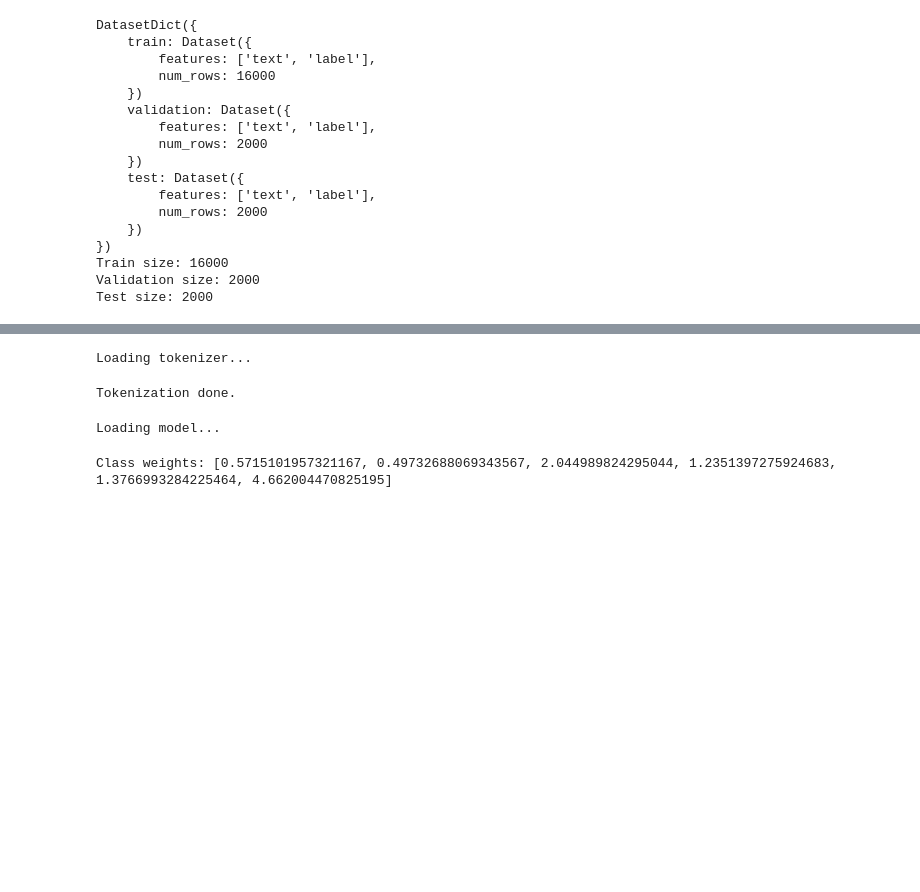
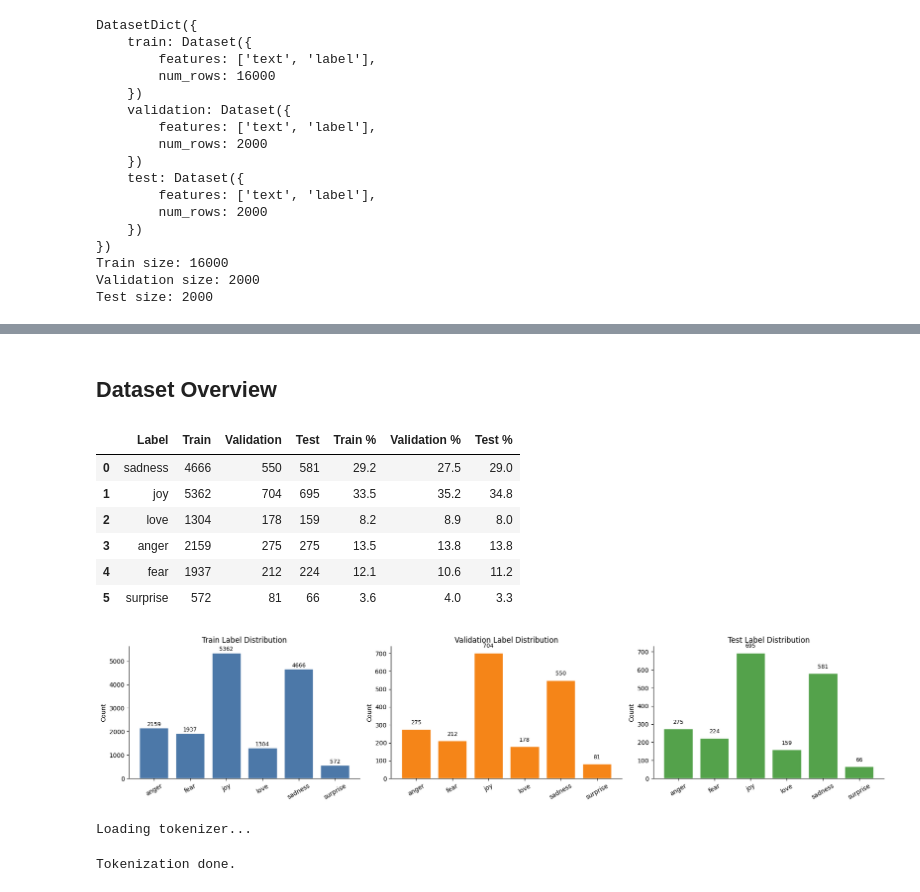
Before and after one commit to vdthcmus123/Emotions-Classification, a Jupyter notebook: notebook/notebook.ipynb, the cells around one changed output, grey strips where cells are left out. Drawn from its saved outputs; the diff is of its cells as text; code cells hidden in the pictures; blank space fills up the shorter version.

```diff
--- a/notebook/notebook.ipynb
+++ b/notebook/notebook.ipynb
@@ -100,3 +76,55 @@ plt.show()
+# %% [markdown]
+## Dataset Overview
+# %%
+label_map = {i: name for i, name in enumerate(LABEL_NAMES)}
+
+train_counts = pd.Series(ds["train"]["label"]).map(label_map).value_counts().sort_index()
+val_counts   = pd.Series(ds["validation"]["label"]).map(label_map).value_counts().sort_index()
+test_counts  = pd.Series(ds["test"]["label"]).map(label_map).value_counts().sort_index()
+
+# Bảng thống kê
+stats_df = pd.DataFrame({
+    "Label":      LABEL_NAMES,
+    "Train":      [train_counts.get(n, 0) for n in LABEL_NAMES],
+    "Validation": [val_counts.get(n, 0)   for n in LABEL_NAMES],
+    "Test":       [test_counts.get(n, 0)  for n in LABEL_NAMES],
+})
+stats_df["Train %"]      = (stats_df["Train"]      / stats_df["Train"].sum()      * 100).round(1)
+stats_df["Validation %"] = (stats_df["Validation"] / stats_df["Validation"].sum() * 100).round(1)
+stats_df["Test %"]       = (stats_df["Test"]       / stats_df["Test"].sum()       * 100).round(1)
+display(stats_df)
+
+# Biểu đồ phân phối nhãn
+fig, axes = plt.subplots(1, 3, figsize=(18, 4), sharey=False)
+palette = ["#4C78A8", "#F58518", "#54A24B"]
+for ax, (counts, title, color) in zip(axes, [
+    (train_counts, "Train Label Distribution", palette[0]),
+    (val_counts,   "Validation Label Distribution", palette[1]),
+    (test_counts,  "Test Label Distribution",  palette[2]),
+]):
+    bars = ax.bar(counts.index, counts.values, color=color, edgecolor="white")
+    for bar, v in zip(bars, counts.values):
+        ax.text(bar.get_x() + bar.get_width()/2, v + 20, str(v),
+                ha="center", va="bottom", fontsize=9)
+    ax.set_title(title)
+    ax.set_xlabel("")
+    ax.set_ylabel("Count")
+    ax.tick_params(axis="x", rotation=30)
+    ax.spines["top"].set_visible(False)
+    ax.spines["right"].set_visible(False)
+
+plt.tight_layout()
+plt.savefig("/kaggle/working/label_distribution.png", dpi=150)
+plt.show()
+# %% [output]
+|  | Label | Train | Validation | Test | Train % | Validation % | Test % |
+| 0 | sadness | 4666 | 550 | 581 | 29.2 | 27.5 | 29.0 |
+| 1 | joy | 5362 | 704 | 695 | 33.5 | 35.2 | 34.8 |
+| 2 | love | 1304 | 178 | 159 | 8.2 | 8.9 | 8.0 |
+| 3 | anger | 2159 | 275 | 275 | 13.5 | 13.8 | 13.8 |
+| 4 | fear | 1937 | 212 | 224 | 12.1 | 10.6 | 11.2 |
+| 5 | surprise | 572 | 81 | 66 | 3.6 | 4.0 | 3.3 |
+[figure, added]
 # %%
 print('Loading tokenizer...')
 tokenizer = AutoTokenizer.from_pretrained(MODEL_NAME)
@@ -116,19 +143,3 @@ print('Tokenization done.')
 # %% [output]
 Loading tokenizer...
 Tokenization done.
-# %%
-print('Loading model...')
-model = AutoModelForSequenceClassification.from_pretrained(
-    MODEL_NAME,
-    num_labels=NUM_LABELS,
-    id2label={i: n for i, n in enumerate(LABEL_NAMES)},
-    label2id={n: i for i, n in enumerate(LABEL_NAMES)}
-)
-
-counts = np.bincount(ds['train']['label'], minlength=NUM_LABELS)
-weights = counts.sum() / (NUM_LABELS * np.clip(counts, 1, None))
-class_weights = torch.tensor(weights, dtype=torch.float)
-print('Class weights:', class_weights.tolist())
-# %% [output]
-Loading model...
-Class weights: [0.5715101957321167, 0.49732688069343567, 2.044989824295044, 1.2351397275924683, 1.3766993284225464, 4.662004470825195]
```
Also changed, not shown: parts of 18 cells of this notebook.
